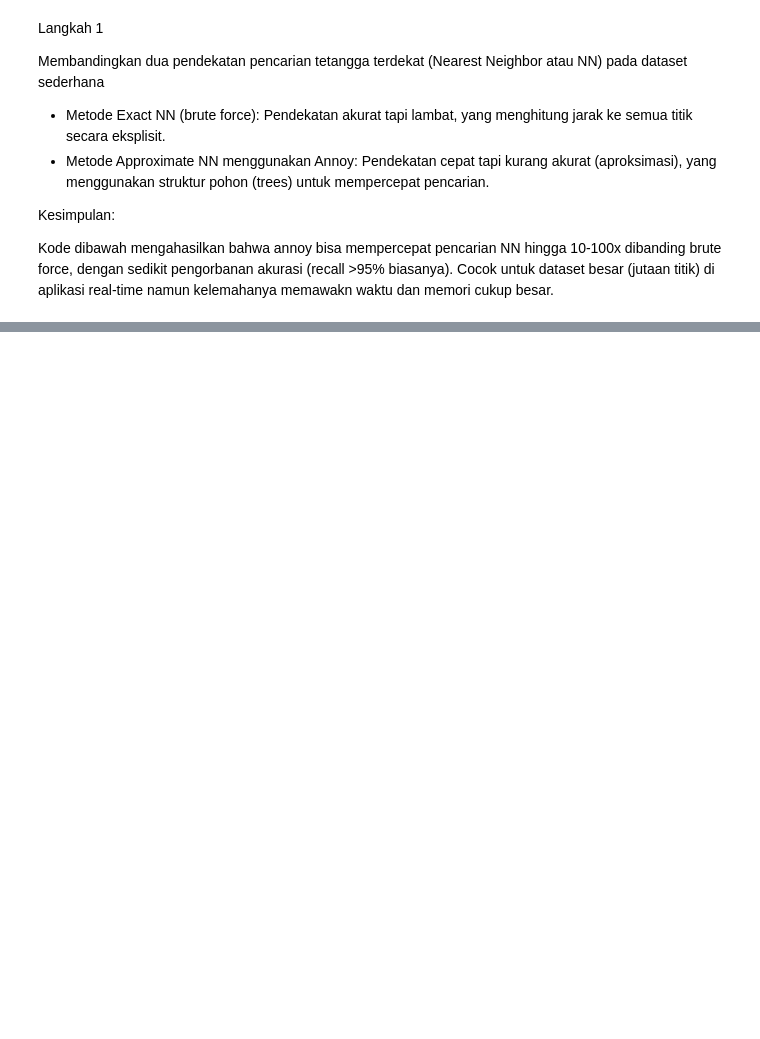
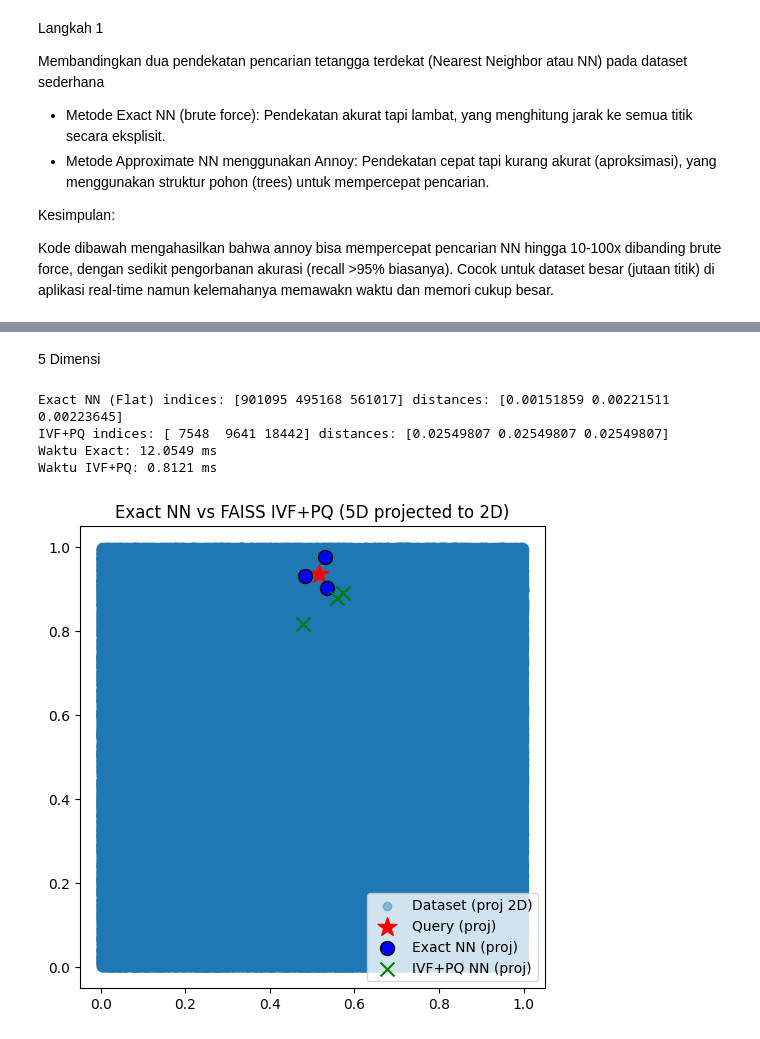
Before and after one commit to annisakrnn/Machine-Learning_2025, a Jupyter notebook: TG6_2341720070_ANNISA_KURNIAWATI.ipynb, the cells around one changed output, grey strips where cells are left out. Saved outputs shown, nothing was run; the diff lists cells and outputs as text; code cells hidden in the pictures; blank space fills up the shorter version.

```diff
--- a/TG6_2341720070_ANNISA_KURNIAWATI.ipynb
+++ b/TG6_2341720070_ANNISA_KURNIAWATI.ipynb
@@ -96,0 +352,64 @@ Waktu Annoy: 0.1063 ms
+# %% [markdown]
+5 Dimensi
+# %%
+import numpy as np
+import faiss
+import matplotlib.pyplot as plt
+import time
+
+# 1. Buat dataset 5D
+np.random.seed(42)
+d = 5
+n_points = 1000000
+X = np.random.rand(n_points, d).astype('float32')
+query = np.random.rand(1, d).astype('float32')  # DIRUBAH: Query 1x5
+
+# 2. Exact NN dengan IndexFlatL2
+index_flat = faiss.IndexFlatL2(d)  # DIRUBAH: d=5
+index_flat.add(X)
+
+start = time.time()
+D_flat, I_flat = index_flat.search(query, 3)
+end = time.time()
+time_flat = end - start
+
+# 3. IVF + PQ (Approximate)
+nlist = 10
+m = 1  # DIRUBAH: m=1 agar 5 % 1 == 0
+quantizer = faiss.IndexFlatL2(d)  # DIRUBAH: d=5
+index_ivfpq = faiss.IndexIVFPQ(quantizer, d, nlist, m, 8)  # DIRUBAH: d=5
+
+index_ivfpq.train(X)
+index_ivfpq.add(X)
+
+start = time.time()
+D_ivfpq, I_ivfpq = index_ivfpq.search(query, 3)
+end = time.time()
+time_ivfpq = end - start
+
+# 4. Print hasil
+print("Exact NN (Flat) indices:", I_flat[0], "distances:", D_flat[0])
+print("IVF+PQ indices:", I_ivfpq[0], "distances:", D_ivfpq[0])
+print("Waktu Exact:", round(time_flat*1000, 4), "ms")
+print("Waktu IVF+PQ:", round(time_ivfpq*1000, 4), "ms")
+
+# 5. Visualisasi (proyeksi ke 2D)
+plt.figure(figsize=(6,6))
+plt.scatter(X[:,0], X[:,1], alpha=0.4, label="Dataset (proj 2D)")
+plt.scatter(query[0,0], query[0,1], c='red', marker='*', s=200, label="Query (proj)")
+
+# Tetangga dari Flat (top 3)
+plt.scatter(X[I_flat[0],0], X[I_flat[0],1], c='blue', s=100, edgecolor='k', label="Exact NN (proj)")
+
+# Tetangga dari IVF+PQ
+plt.scatter(X[I_ivfpq[0],0], X[I_ivfpq[0],1], c='green', marker='x', s=100, label="IVF+PQ NN (proj)")
+
+plt.legend()
+plt.title("Exact NN vs FAISS IVF+PQ (5D projected to 2D)")
+plt.show()  # Atau plt.savefig('plot.png') jika no display
+# %% [output]
+Exact NN (Flat) indices: [901095 495168 561017] distances: [0.00151859 0.00221511 0.00223645]
+IVF+PQ indices: [ 7548  9641 18442] distances: [0.02549807 0.02549807 0.02549807]
+Waktu Exact: 12.0549 ms
+Waktu IVF+PQ: 0.8121 ms
+[figure, added]
```
Also changed, not shown: parts of 35 cells of this notebook.
